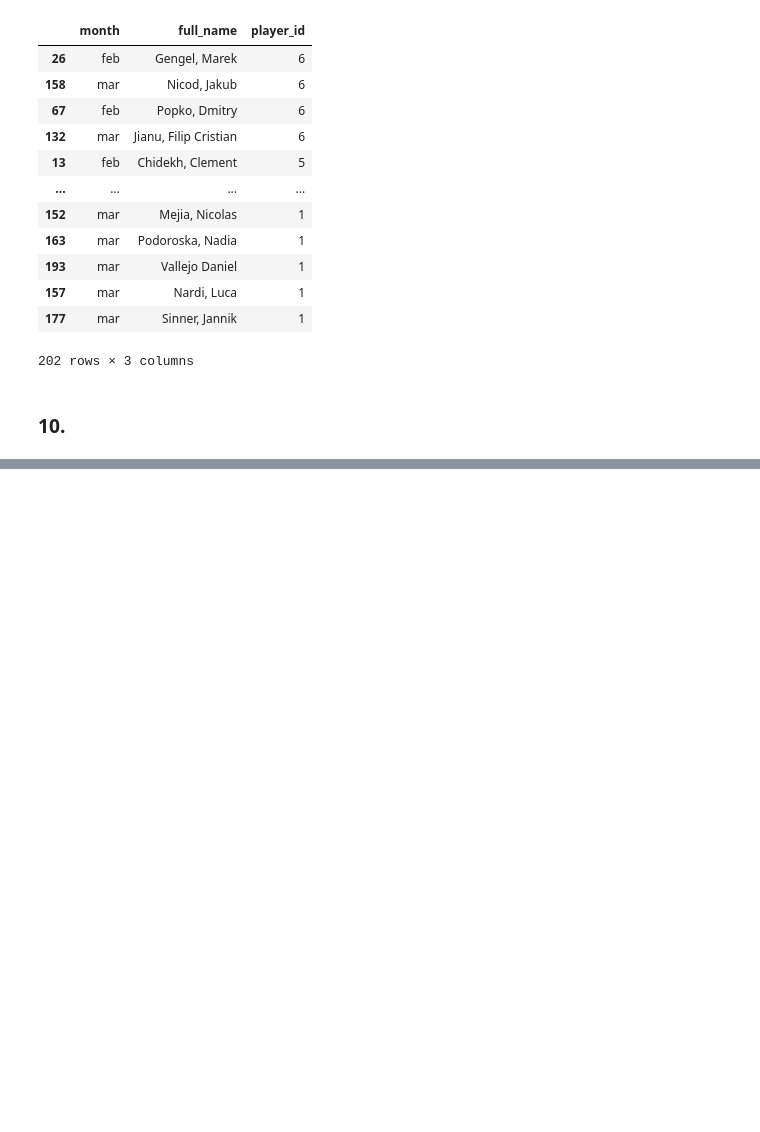
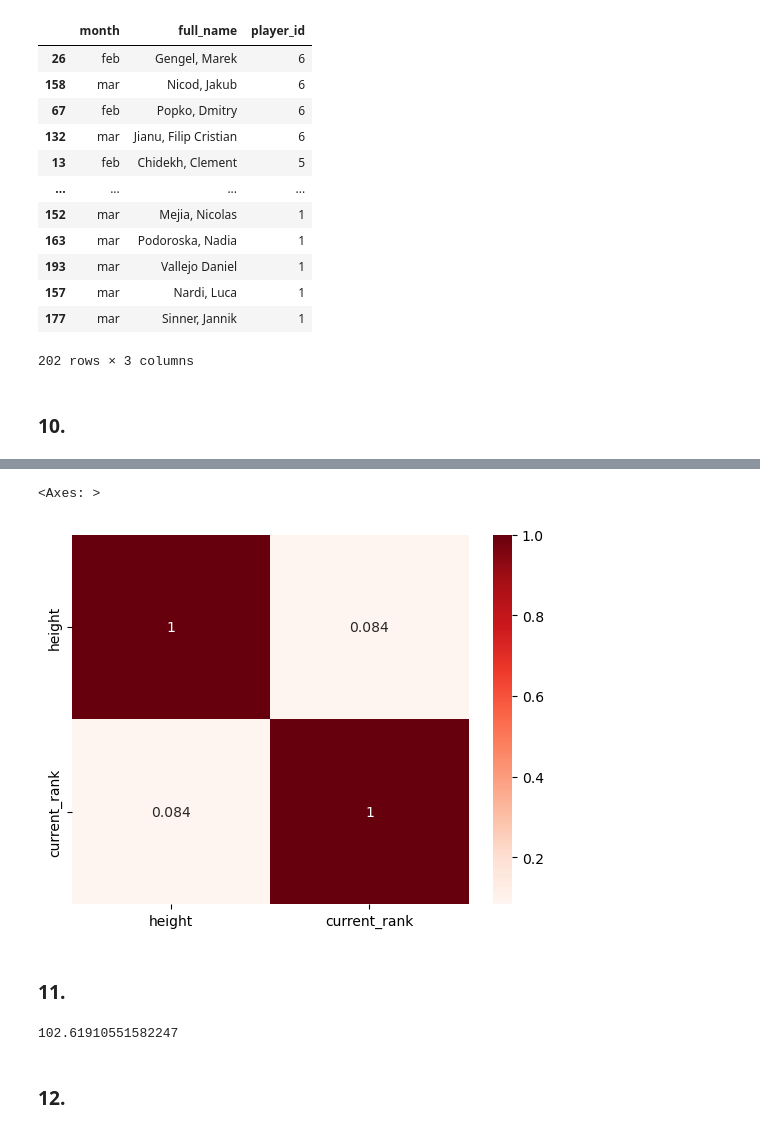
Before and after one commit to HosseinMohammadi00427/Analysis-Project, a Jupyter notebook: Project.ipynb, the cells around one changed output, grey strips where cells are left out. Saved outputs shown, nothing was run; the diff lists cells and outputs as text; code cells hidden in the pictures; blank space fills up the shorter version.

Commit message:
Solving Up to question 12.

```diff
--- a/Project.ipynb
+++ b/Project.ipynb
@@ -416,0 +516,15 @@ main_df.groupby(['month','full_name']).agg({'player_id':'count'}).reset_index().
+# %%
+corr_mat = players_df[['height','current_rank']].corr()
+sns.heatmap(corr_mat, annot=True, cmap='Reds')
+# %% [output]
+<Axes: >
+[figure, added]
+# %% [markdown]
+### 11.
+# %%
+# Revert to Question 3, and run the cells to define time_df after outlier detection.
+time_df.duration.mean()
+# %% [output]
+102.61910551582247
+# %% [markdown]
+### 12.
```
Also changed, not shown: parts of 20 cells of this notebook, 1 other file.
